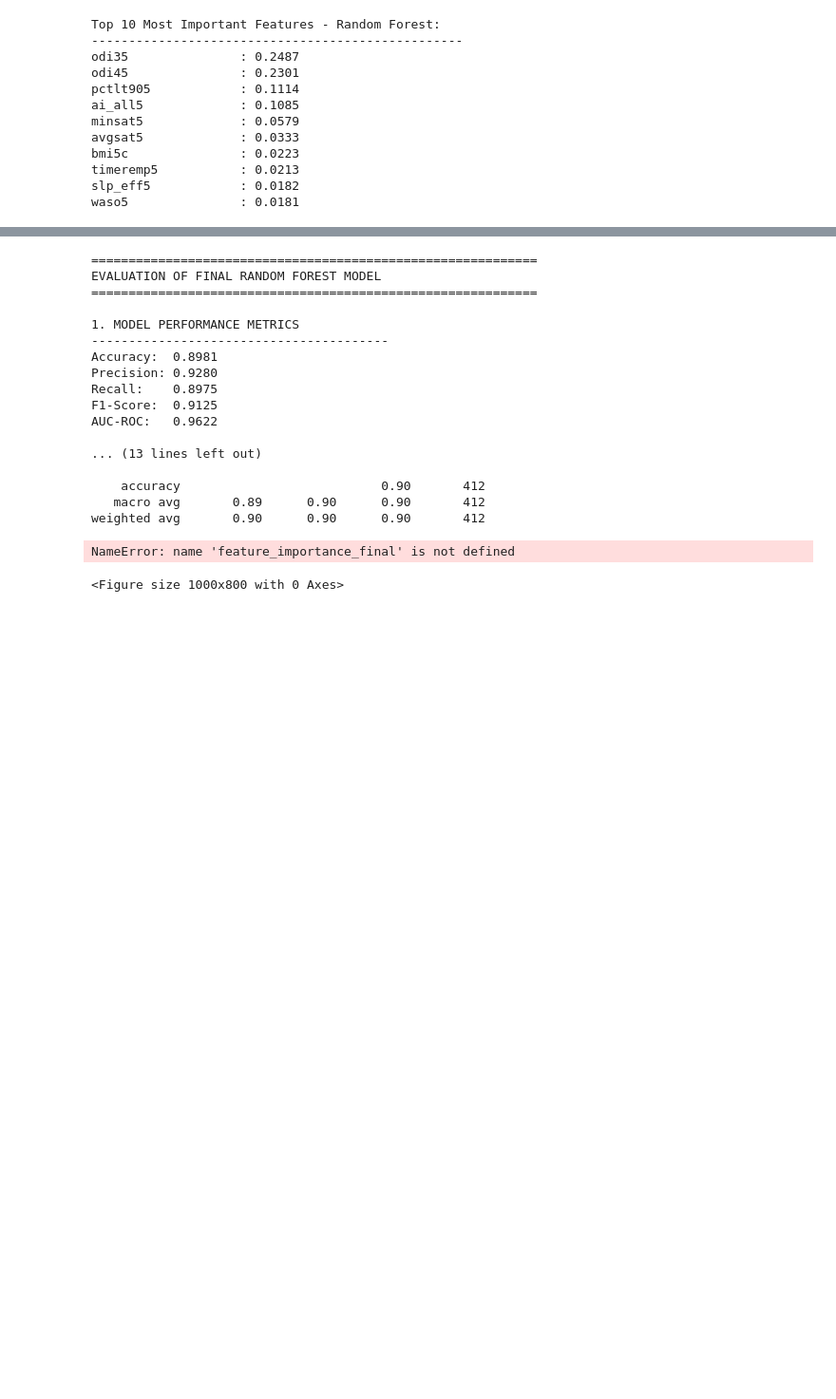
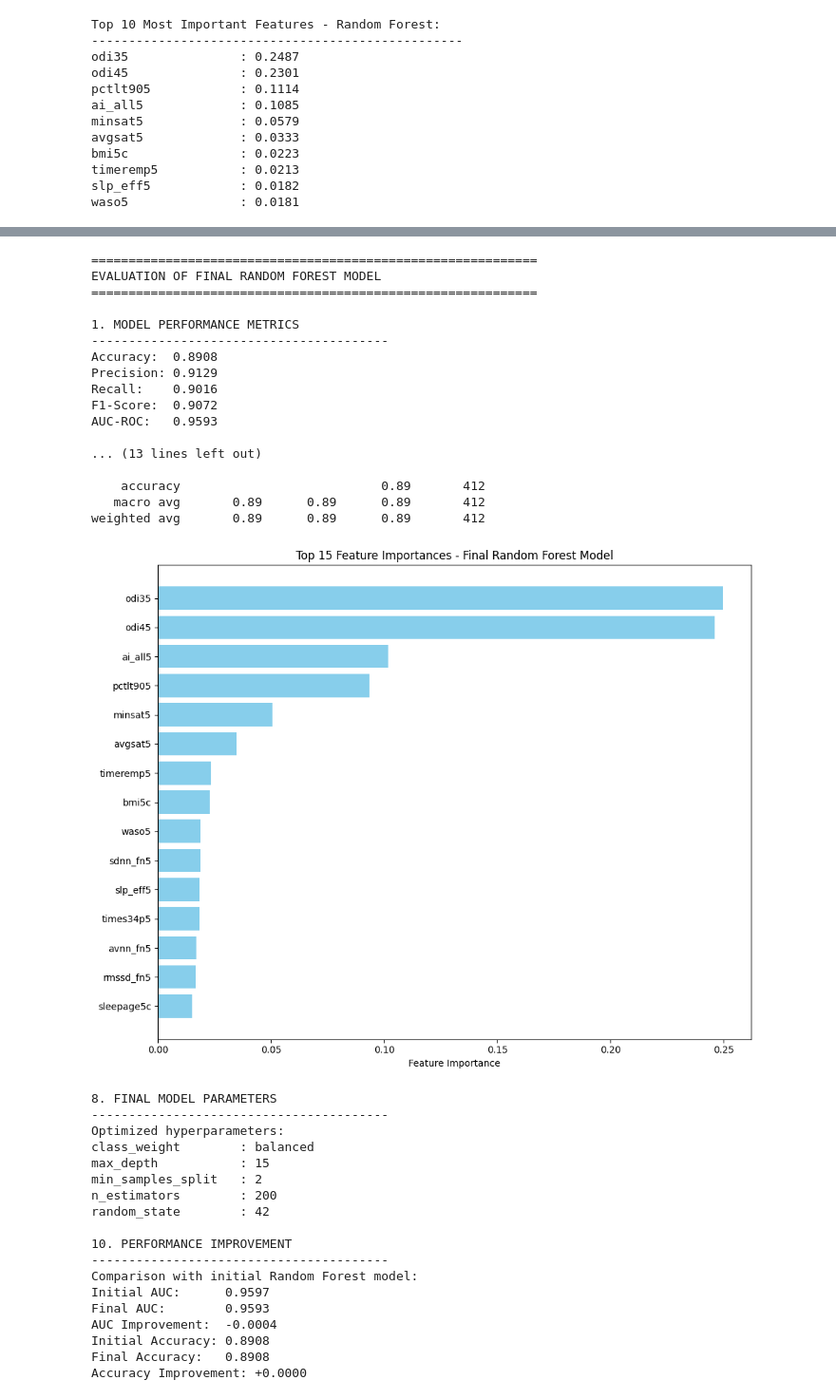
Before and after one commit to Rashane02/Sleep-apnea-detection-ml, a Jupyter notebook: OSA_detection_random_forrest.ipynb, the cells around one changed output, grey strips where cells are left out. Shown at 95% size. Cells and saved outputs as stored; diff of their text form; code cells hidden in the pictures; blank space fills up the shorter version.

```diff
--- a/OSA_detection_random_forrest.ipynb
+++ b/OSA_detection_random_forrest.ipynb
@@ -380,7 +380,7 @@ waso5               : 0.0181
 # %%
 # Hyperparameter tuning for Random Forest
 param_grid = {
-    'n_estimators': [100, 200],
+    'n_estimators': [50, 200],
     'max_depth': [10, 15, 20],
     'min_samples_split': [2, 5, 10]
 }
@@ -453,6 +453,15 @@ print("-" * 40)
 print(classification_report(y_test, y_pred_final, target_names=['Class 0', 'Class 1']))
 
 
+#Feature importances
+feature_importance_final = pd.DataFrame({
+    'feature': X_train_imputed.columns,
+    'importance': final_model.feature_importances_
+})
+
+
+feature_importance_final = feature_importance_final.sort_values(by='importance', ascending=False)
+
 
 # Visualize feature importance
 plt.figure(figsize=(10, 8))
@@ -470,40 +479,57 @@ print("\n8. FINAL MODEL PARAMETERS")
 print("-" * 40)
 print("Optimized hyperparameters:")
 for param, value in final_model.get_params().items():
     if param in ['n_estimators', 'max_depth', 'min_samples_split', 'random_state', 'class_weight']:
         print(f"{param:20}: {value}")
 
 
 # Performance Comparison
 print("\n10. PERFORMANCE IMPROVEMENT")
 print("-" * 40)
 print("Comparison with initial Random Forest model:")
 initial_auc = results['Random Forest']['auc']
 initial_accuracy = results['Random Forest']['accuracy']
 
 print(f"Initial AUC:      {initial_auc:.4f}")
 print(f"Final AUC:        {auc_final:.4f}")
 print(f"AUC Improvement:  {auc_final - initial_auc:+.4f}")
 print(f"Initial Accuracy: {initial_accuracy:.4f}")
 print(f"Final Accuracy:   {accuracy_final:.4f}")
 print(f"Accuracy Improvement: {accuracy_final - initial_accuracy:+.4f}")
 # %% [output]
 ============================================================
 EVALUATION OF FINAL RANDOM FOREST MODEL
 ============================================================
 
 1. MODEL PERFORMANCE METRICS
 ----------------------------------------
-Accuracy:  0.8981
-Precision: 0.9280
-Recall:    0.8975
-F1-Score:  0.9125
-AUC-ROC:   0.9622
+Accuracy:  0.8908
+Precision: 0.9129
+Recall:    0.9016
+F1-Score:  0.9072
+AUC-ROC:   0.9593
 
 ... (13 lines left out)
 
-    accuracy                           0.90       412
-   macro avg       0.89      0.90      0.90       412
-weighted avg       0.90      0.90      0.90       412
+    accuracy                           0.89       412
+   macro avg       0.89      0.89      0.89       412
+weighted avg       0.89      0.89      0.89       412
+[figure, added]
-NameError: name 'feature_importance_final' is not defined
+8. FINAL MODEL PARAMETERS
+----------------------------------------
+Optimized hyperparameters:
+class_weight        : balanced
+max_depth           : 15
+min_samples_split   : 2
+n_estimators        : 200
+random_state        : 42
+
+10. PERFORMANCE IMPROVEMENT
+----------------------------------------
+Comparison with initial Random Forest model:
+Initial AUC:      0.9597
+Final AUC:        0.9593
+AUC Improvement:  -0.0004
+Initial Accuracy: 0.8908
+Final Accuracy:   0.8908
+Accuracy Improvement: +0.0000
-<Figure size 1000x800 with 0 Axes>
```
Also changed, not shown: parts of 1 cell of this notebook.
